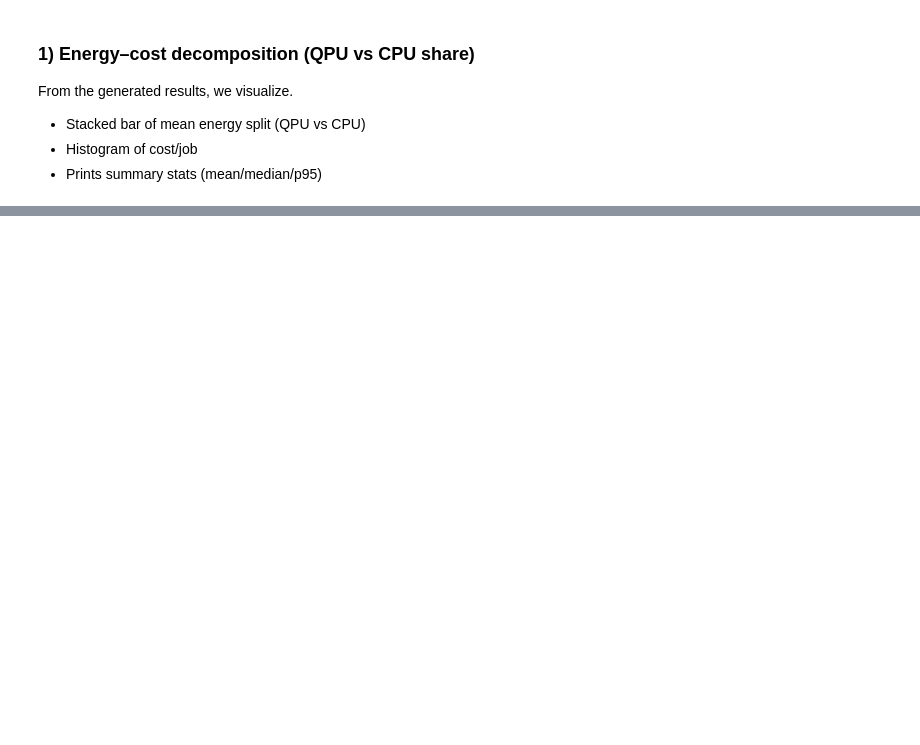
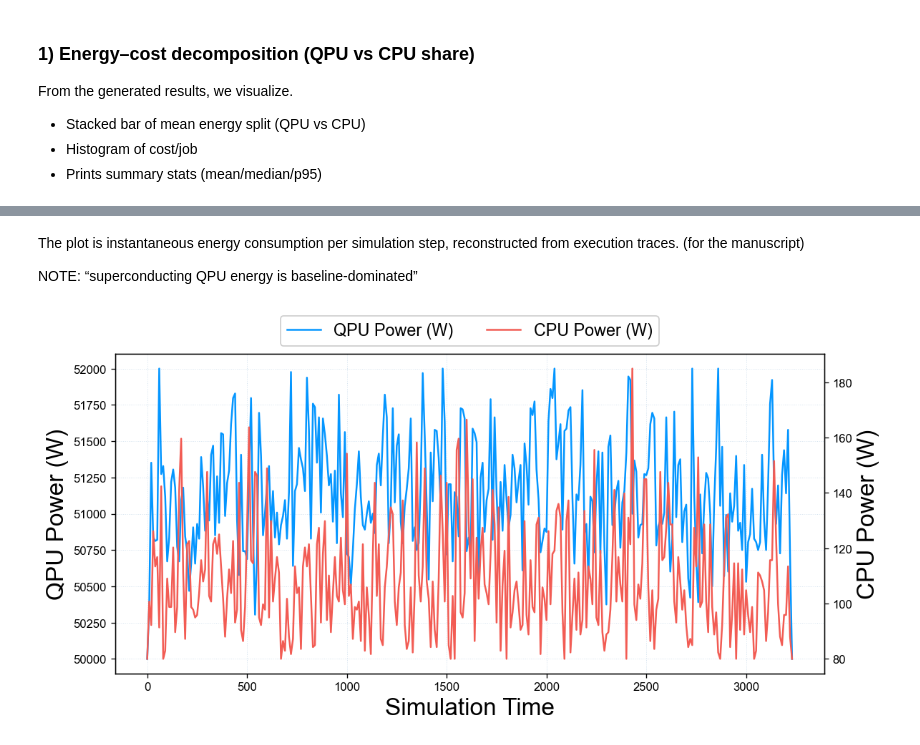
Before and after one commit to wolfatthegate/HybridCloudSim, a Jupyter notebook: main.ipynb, the cells around one changed output, grey strips where cells are left out. Cells and saved outputs as stored; diff of their text form; code cells hidden in the pictures; blank space fills up the shorter version.

```diff
--- a/main.ipynb
+++ b/main.ipynb
@@ -395,0 +454,50 @@ If you paste a snippet of one record’s qpu_segments after your CPU fix (just t
+# %% [markdown]
+The plot is instantaneous energy consumption per simulation step, reconstructed from execution traces. (for the manuscript)
+
+NOTE: “superconducting QPU energy is baseline-dominated”
+# %%
+def plot_energy_per_step_dual_axis(ts, qpu_e_step, cpu_e_step):
+    import matplotlib.pyplot as plt
+
+    qpu_color = "#0496ff"   # blue
+    cpu_color = "#f25c54"   # orange/red
+
+    fig, ax1 = plt.subplots(figsize=(10, 5))
+
+    # QPU axis (left)
+    ax1.plot(ts, qpu_e_step, color=qpu_color, label="QPU Power (W)")
+    ax1.set_xlabel("Simulation Time", fontsize=20)
+    ax1.set_ylabel("QPU Power (W)", fontsize=20)
+    ax1.tick_params(axis="y")
+    ax1.grid(True, linestyle=":")
+
+    # CPU axis (right)
+    ax2 = ax1.twinx()
+    ax2.plot(ts, cpu_e_step, color=cpu_color, label="CPU Power (W)")
+    ax2.set_ylabel("CPU Power (W)", fontsize=20)
+    ax2.tick_params(axis="y")
+
+    # Combined legend
+    lines1, labels1 = ax1.get_legend_handles_labels()
+    lines2, labels2 = ax2.get_legend_handles_labels()
+    ax1.legend(
+        lines1 + lines2,
+        labels1 + labels2,
+        loc="lower center",
+        bbox_to_anchor=(0.5, 1.0),
+        ncol=2,
+        fontsize=14,
+        frameon=True,
+        fancybox=True,
+        framealpha=1.0
+    )
+
+    plt.tight_layout()
+    plt.show()
+# %%
+qpu_power_w = [e / STEP for e in qpu_e_step]
+cpu_power_w = [e / STEP for e in cpu_e_step]
+
+plot_energy_per_step_dual_axis(ts, qpu_power_w, cpu_power_w)
+# %% [output]
+[figure, added]
```
Also changed, not shown: parts of 18 cells of this notebook, 31 other files.
